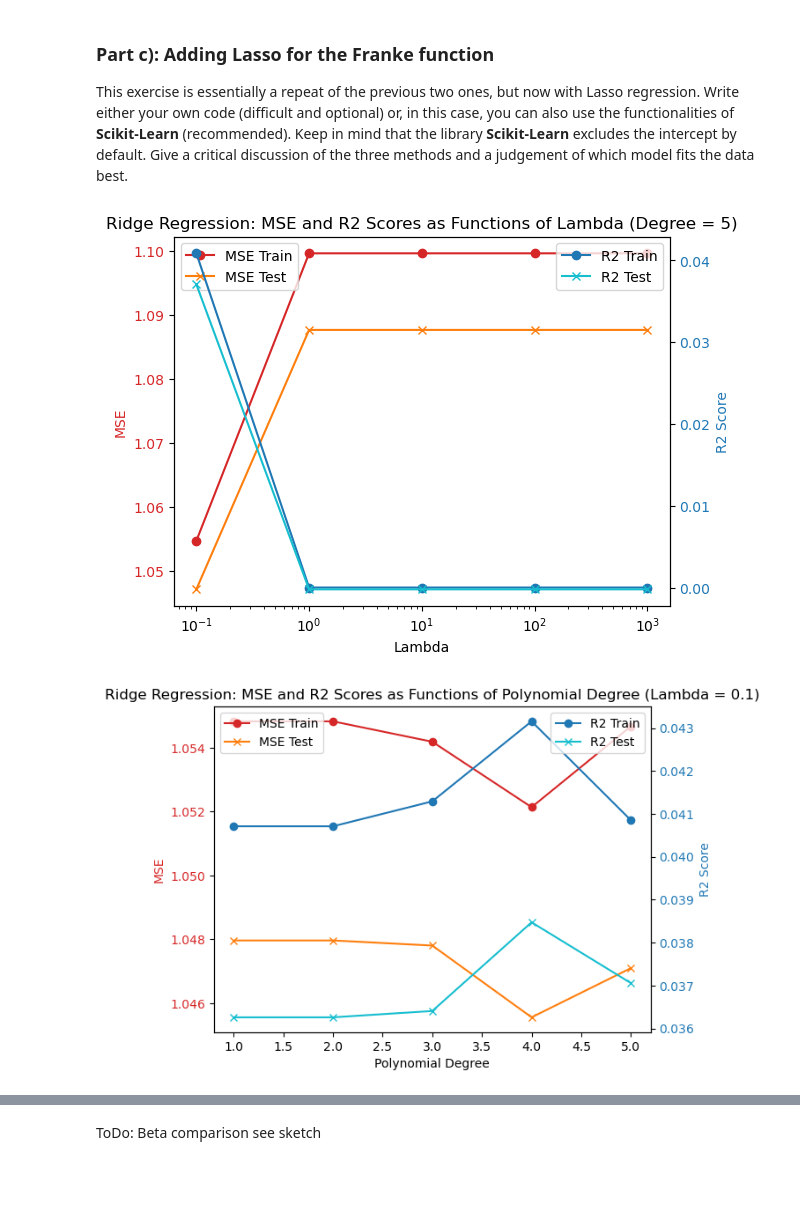
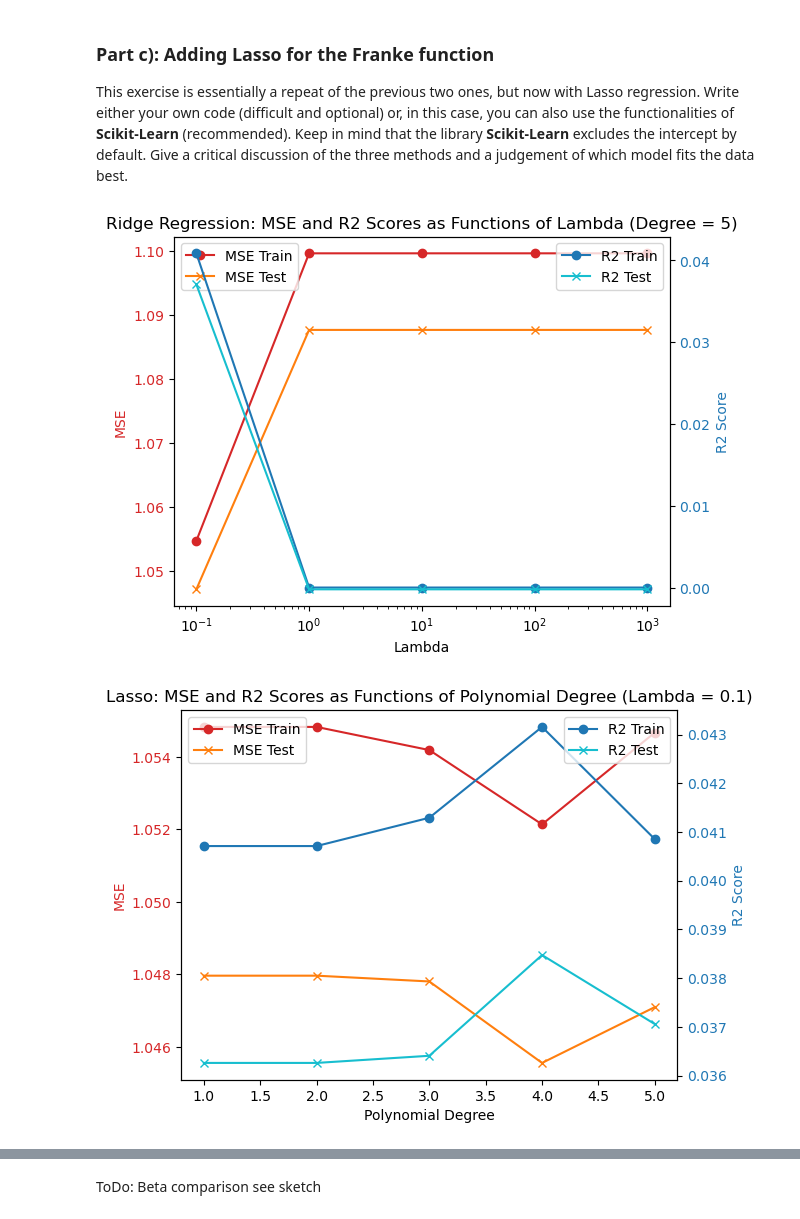
Before and after one commit to sphia-g/ML24UiO, a Jupyter notebook: Project1.ipynb, the cells around one changed output, grey strips where cells are left out. Cells and saved outputs as stored; diff of their text form; code cells hidden in the pictures; blank space fills up the shorter version.

```diff
--- a/Project1.ipynb
+++ b/Project1.ipynb
@@ -736,6 +954,8 @@ lambda_values = [10**-1, 10**0, 10**1, 10**2, 10**3]
 # Define the range of polynomial degrees to test
 degree_values = [1, 2, 3, 4, 5]
 
+betas_lasso = []
+
 # Iterate over each lambda value to generate independent plots
 for lambda_val in lambda_values:
     # Lists to store MSE and R2 scores for different polynomial degrees
@@ -769,32 +989,36 @@ for lambda_val in lambda_values:
 
         # Append the scores to the lists
         mse_train_degrees.append(mse_train)
         mse_test_degrees.append(mse_test)
         r2_train_degrees.append(r2_train)
         r2_test_degrees.append(r2_test)
 
+        # Store beta coefficients:
+        if lambda_val == 10:
+            betas_lasso.append(beta)
+
     # Create the plot for the current lambda value
     fig, ax1 = plt.subplots()
 
     # Plot MSE on the left y-axis
     ax1.set_xlabel('Polynomial Degree')
     ax1.set_ylabel('MSE', color='tab:red')
     ax1.plot(degree_values, mse_train_degrees, 'o-', color='tab:red', label='MSE Train')
     ax1.plot(degree_values, mse_test_degrees, 'x-', color='tab:orange', label='MSE Test')
     ax1.tick_params(axis='y', labelcolor='tab:red')
 
     # Create a second y-axis for R2
     ax2 = ax1.twinx()
     ax2.set_ylabel('R2 Score', color='tab:blue')
     ax2.plot(degree_values, r2_train_degrees, 'o-', color='tab:blue', label='R2 Train')
     ax2.plot(degree_values, r2_test_degrees, 'x-', color='tab:cyan', label='R2 Test')
     ax2.tick_params(axis='y', labelcolor='tab:blue')
 
     # Add a title and show the plot
-    plt.title(f'Ridge Regression: MSE and R2 Scores as Functions of Polynomial Degree (Lambda = {lambda_val})')
+    plt.title(f'Lasso: MSE and R2 Scores as Functions of Polynomial Degree (Lambda = {lambda_val})')
     ax1.legend(loc="upper left")
     ax2.legend(loc="upper right")
     plt.show()
 # %% [output]
 [figure]
-[figure, old version]
+[figure, new version]
```
Also changed, not shown: parts of 6 cells of this notebook.
